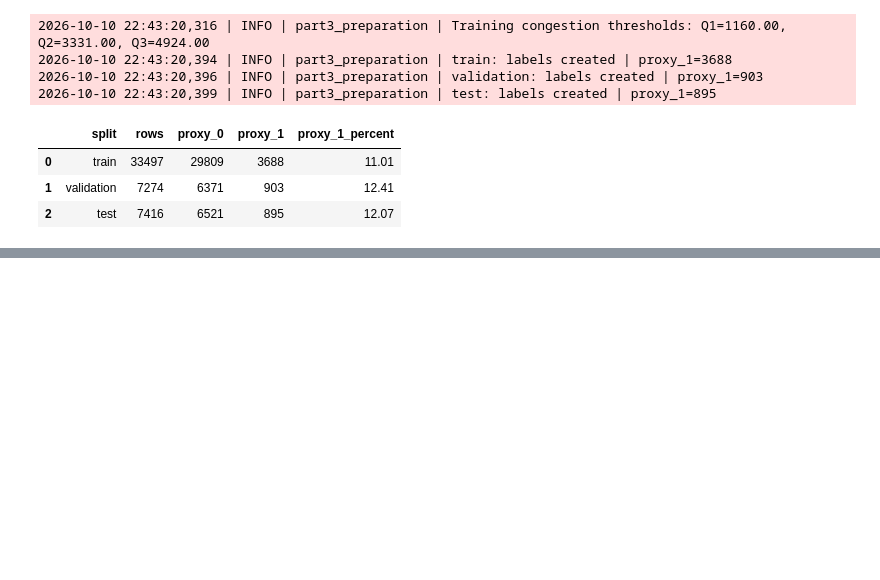
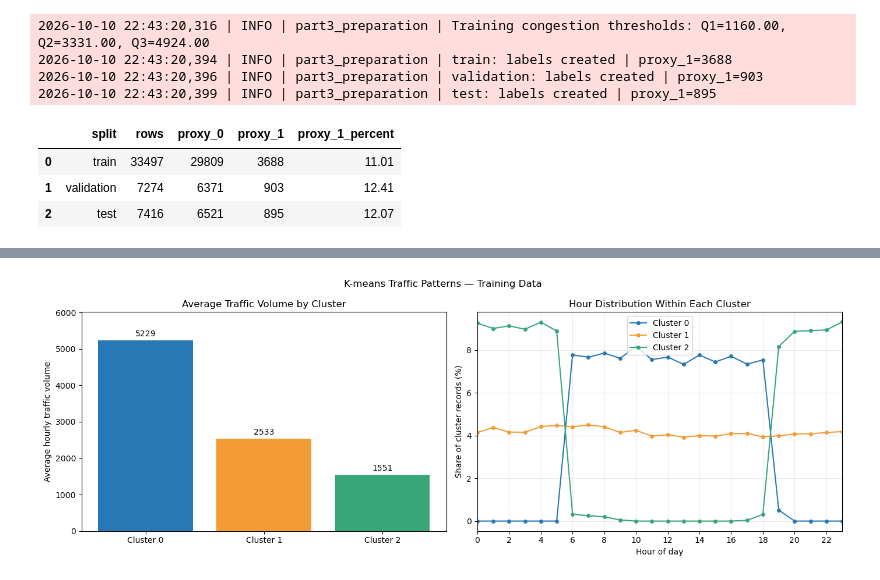
Before and after one commit to Yujin-lab55/smart-city-traffic-capstone, a Jupyter notebook: Capstone_Part3.ipynb, the cells around one changed output, grey strips where cells are left out. Saved outputs shown, nothing was run; the diff lists cells and outputs as text; code cells hidden in the pictures; blank space fills up the shorter version.

```diff
--- a/Capstone_Part3.ipynb
+++ b/Capstone_Part3.ipynb
@@ -37,22 +36,4 @@ scikit-learn 버전: 1.7.2
 # %%
-import logging
-
-logger = logging.getLogger("part3_preparation")
-
-logging.basicConfig(
-    level=logging.INFO,
-    format="%(asctime)s | %(levelname)s | %(name)s | %(message)s",
-    handlers=[
-        logging.StreamHandler(),
-        logging.FileHandler(
-            part3_folder / "part3.log",
-            mode="a",
-            encoding="utf-8",
-        ),
-    ],
-    force=True,
-)
-
 # 원본 데이터는 유지하고 복사본으로 작업합니다.
 data = df.copy()
 
@@ -418,0 +875,74 @@ pd.DataFrame(label_summary)
+# %%
+import matplotlib.pyplot as plt
+
+figures_folder = part3_folder / "figures"
+figures_folder.mkdir(parents=True, exist_ok=True)
+
+cluster_ids = sorted(cluster_data["cluster"].unique())
+colors = ["#2878B5", "#F39C35", "#39A67A", "#9564BF", "#D65F5F", "#777777"]
+cluster_colors = {
+    cluster_id: colors[i]
+    for i, cluster_id in enumerate(cluster_ids)
+}
+
+fig, axes = plt.subplots(1, 2, figsize=(14, 5))
+
+# 왼쪽: 군집별 평균 교통량
+means = (
+    cluster_data.groupby("cluster")["traffic_volume"]
+    .mean()
+    .reindex(cluster_ids)
+)
+
+bars = axes[0].bar(
+    [f"Cluster {c}" for c in cluster_ids],
+    means.values,
+    color=[cluster_colors[c] for c in cluster_ids]
+)
+
+axes[0].bar_label(bars, fmt="%.0f", padding=3)
+axes[0].set_title("Average Traffic Volume by Cluster")
+axes[0].set_ylabel("Average hourly traffic volume")
+axes[0].set_ylim(0, means.max() * 1.15)
+
+# 오른쪽: 각 군집 안에서 시간대별 기록이 차지하는 비율
+hour_counts = pd.crosstab(
+    cluster_data["hour"],
+    cluster_data["cluster"]
+).reindex(index=range(24), columns=cluster_ids, fill_value=0)
+
+hour_shares = hour_counts.div(hour_counts.sum(axis=0), axis=1) * 100
+
+for cluster_id in cluster_ids:
+    axes[1].plot(
+        hour_shares.index,
+        hour_shares[cluster_id],
+        marker="o",
+        markersize=4,
+        color=cluster_colors[cluster_id],
+        label=f"Cluster {cluster_id}"
+    )
+
+axes[1].set_title("Hour Distribution Within Each Cluster")
+axes[1].set_xlabel("Hour of day")
+axes[1].set_ylabel("Share of cluster records (%)")
+axes[1].set_xticks(range(0, 24, 2))
+axes[1].set_xlim(0, 23)
+axes[1].legend()
+axes[1].grid(alpha=0.25)
+
+fig.suptitle("K-means Traffic Patterns — Training Data")
+fig.tight_layout()
+
+figure_path = figures_folder / "kmeans_cluster_patterns.png"
+fig.savefig(figure_path, dpi=200, bbox_inches="tight")
+plt.show()
+
+hour_shares.to_csv(
+    reports_folder / "kmeans_hour_distribution.csv",
+    index_label="hour"
+)
+
+logger.info("Saved cluster visualization: %s", figure_path)
+# %% [output]
+[figure, added]
```
Also changed, not shown: parts of 27 cells of this notebook.
